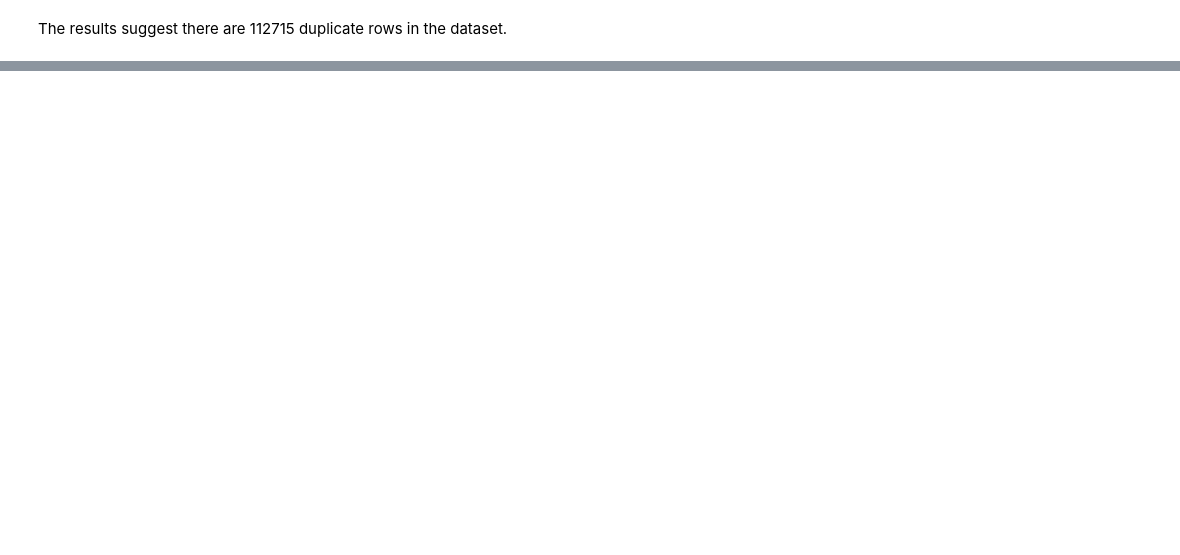
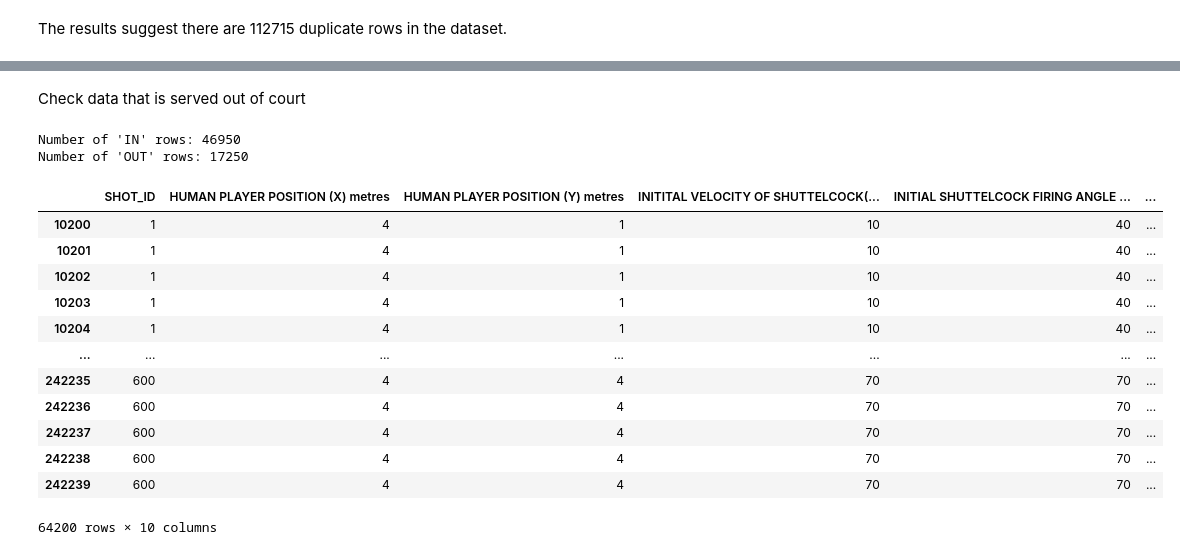
Before and after one commit to xunthongkkkkkk/DataAnalytics3005, a Jupyter notebook: badmintondata2_cleaning.ipynb, the cells around one changed output, grey strips where cells are left out. Drawn from its saved outputs; the diff is of its cells as text; code cells hidden in the pictures; blank space fills up the shorter version.

```diff
--- a/badmintondata2_cleaning.ipynb
+++ b/badmintondata2_cleaning.ipynb
@@ -164,0 +156,17 @@ data2
+# %%
+# Create a sorted list of unique shotIds
+unique_shotIds = sorted(data2['SHOT_ID'].unique())
+
+# Create a dictionary mapping old shotIds to new ones
+map_dict = {old_id: new_id for new_id, old_id in enumerate(unique_shotIds, start=1)}
+
+# Replace old shotIds with new ones
+data2.loc[:, 'SHOT_ID'] = data2['SHOT_ID'].replace(map_dict)
+
+# Reorder columns
+data2 = data2[['SHOT_ID', 'HUMAN PLAYER POSITION (X) metres', 'HUMAN PLAYER POSITION (Y) metres',
+         'INITITAL VELOCITY OF SHUTTELCOCK(m/s)', 'INITIAL SHUTTELCOCK FIRING ANGLE (DEGREE)',
+         'SHUTTELCOCK SLANT ANGLE TO SIDELINE(DEGREE)', 'SHUTTLECOCK POSITIION IN AIR(X ) metres',
+         'SHUTTLECOCK POSITIION IN AIR(Y) metres', 'SHUTTLECOCK POSITIION IN AIR(Z) metres']]
+
+data2
@@ -165,2 +192,39 @@ data2
+# %% [markdown]
+Check data that is served out of court
+# %%
+# Define court dimensions
+court_length = 13.4  # in metres
+court_width = 5.18  # in metres
+
+# Initialize 'OUT_OF_COURT_SHOTS' column
+data2 = data2.assign(OUT_OF_COURT_SHOTS = np.nan)
+
+# Assign values to 'OUT_OF_COURT_SHOTS' column
+data2['OUT_OF_COURT_SHOTS'] = np.where((data2['SHUTTLECOCK POSITIION IN AIR(X ) metres'] > court_length) |
+                                     (data2['SHUTTLECOCK POSITIION IN AIR(Y) metres'] > court_width), 0, 1)
+
+# Count the number of 'IN' and 'OUT' rows
+in_court = data2['OUT_OF_COURT_SHOTS'].sum()
+out_of_court = data2.shape[0] - in_court
+
+print(f"Number of 'IN' rows: {in_court}")
+print(f"Number of 'OUT' rows: {out_of_court}")
+data2
+# %% [output]
+Number of 'IN' rows: 46950
+Number of 'OUT' rows: 17250
+|  | SHOT_ID | HUMAN PLAYER POSITION (X) metres | HUMAN PLAYER POSITION (Y) metres | INITITAL VELOCITY OF SHUTTELCOCK(... | INITIAL SHUTTELCOCK FIRING ANGLE ... | ... |
+| 10200 | 1 | 4 | 1 | 10 | 40 | ... |
+| 10201 | 1 | 4 | 1 | 10 | 40 | ... |
+| 10202 | 1 | 4 | 1 | 10 | 40 | ... |
+| 10203 | 1 | 4 | 1 | 10 | 40 | ... |
+| 10204 | 1 | 4 | 1 | 10 | 40 | ... |
+| ... | ... | ... | ... | ... | ... | ... |
+| 242235 | 600 | 4 | 4 | 70 | 70 | ... |
+| 242236 | 600 | 4 | 4 | 70 | 70 | ... |
+| 242237 | 600 | 4 | 4 | 70 | 70 | ... |
+| 242238 | 600 | 4 | 4 | 70 | 70 | ... |
+| 242239 | 600 | 4 | 4 | 70 | 70 | ... |
+64200 rows × 10 columns
 # %%
 data2.to_csv("badmintondata2_cleaned_data.csv", index=False)
```
Also changed, not shown: parts of 17 cells of this notebook, 2 other files.
